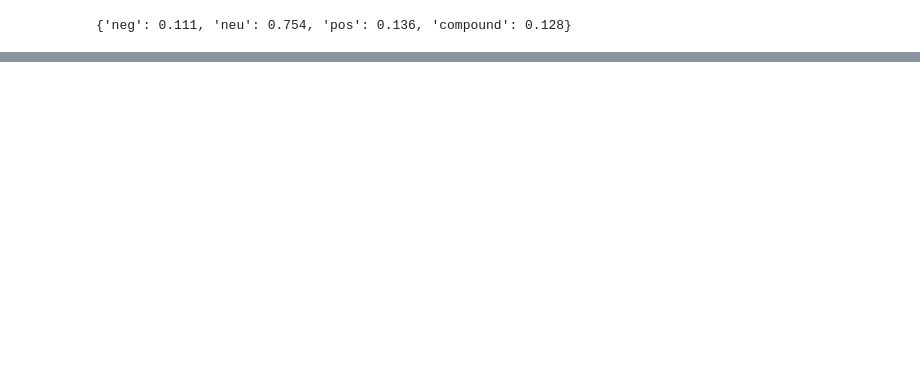
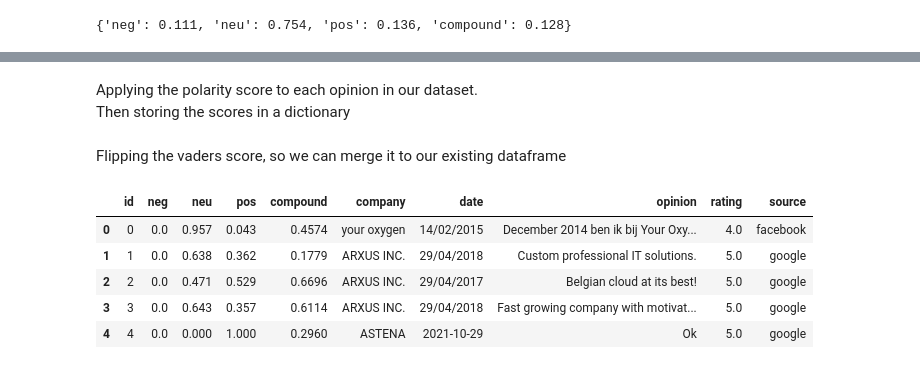
Before and after one commit to davidwong19/cronos-sentiment-analyse, a Jupyter notebook: SA_Cronos_Rehtse/sa_cronos.ipynb, the cells around one changed output, grey strips where cells are left out. Saved outputs shown, nothing was run; the diff lists cells and outputs as text; code cells hidden in the pictures; blank space fills up the shorter version.

```diff
--- a/SA_Cronos_Rehtse/sa_cronos.ipynb
+++ b/SA_Cronos_Rehtse/sa_cronos.ipynb
@@ -163,0 +177,3 @@ sia.polarity_scores(example)
+# %% [markdown]
+Applying the polarity score to each opinion in our dataset. <br>
+Then storing the scores in a dictionary
@@ -163,0 +186,2 @@ sia.polarity_scores(example)
+# %% [markdown]
+Flipping the vaders score, so we can merge it to our existing dataframe
@@ -163,0 +192,9 @@ sia.polarity_scores(example)
+# %%
+vaders.head()
+# %% [output]
+|  | id | neg | neu | pos | compound | company | date | opinion | rating | source |
+| 0 | 0 | 0.0 | 0.957 | 0.043 | 0.4574 | your oxygen | 14/02/2015 | December 2014 ben ik bij Your Oxy... | 4.0 | facebook |
+| 1 | 1 | 0.0 | 0.638 | 0.362 | 0.1779 | ARXUS INC. | 29/04/2018 | Custom professional IT solutions. | 5.0 | google |
+| 2 | 2 | 0.0 | 0.471 | 0.529 | 0.6696 | ARXUS INC. | 29/04/2017 | Belgian cloud at its best! | 5.0 | google |
+| 3 | 3 | 0.0 | 0.643 | 0.357 | 0.6114 | ARXUS INC. | 29/04/2018 | Fast growing company with motivat... | 5.0 | google |
+| 4 | 4 | 0.0 | 0.000 | 1.000 | 0.2960 | ASTENA | 2021-10-29 | Ok | 5.0 | google |
```
Also changed, not shown: parts of 27 cells of this notebook.
